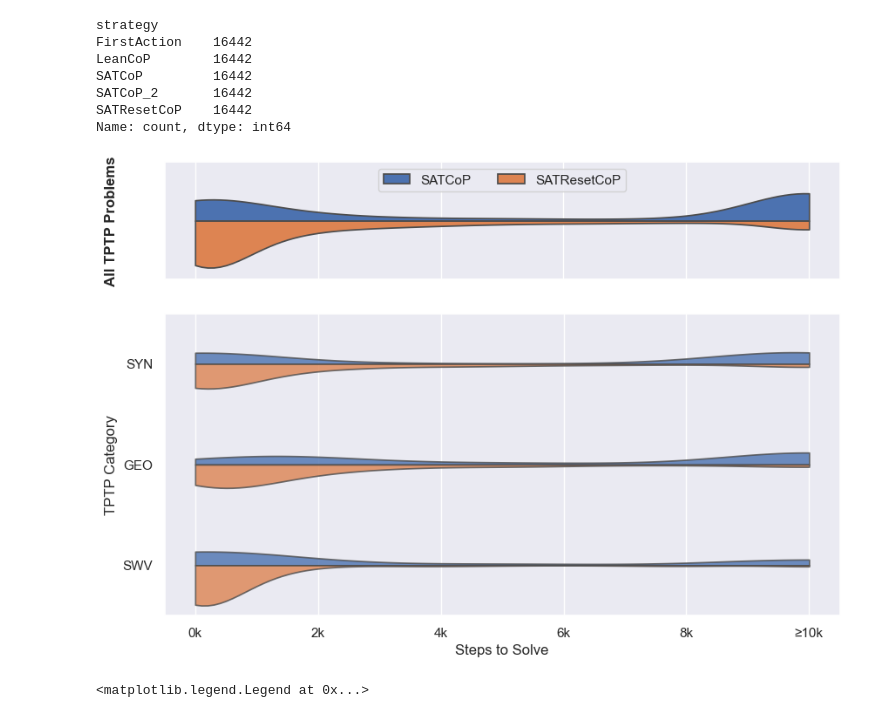
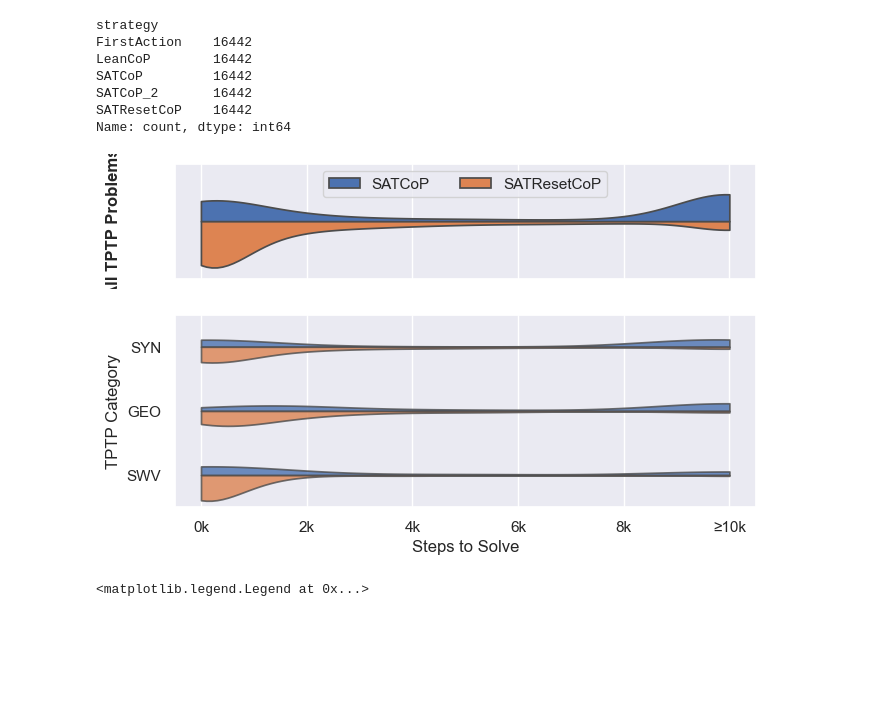
Before and after one commit to mfixman/connections, a Jupyter notebook: jupyter/Vampire.ipynb, the cells around one changed output. Cells and saved outputs as stored; diff of their text form; code cells hidden in the pictures; blank space fills up the shorter version.

```diff
--- a/jupyter/Vampire.ipynb
+++ b/jupyter/Vampire.ipynb
@@ -485,49 +485,49 @@ Name: count, dtype: int64
 # %%
 from matplotlib.ticker import FuncFormatter
 
-pyplot.rcParams["figure.figsize"] = (10, 1.75)
+pyplot.rcParams["figure.figsize"] = (7.5, 1.5)
 lim = 10000
 
 down = data[data.strategy.isin(['SATCoP', 'SATResetCoP'])].groupby('problem').filter(lambda x: x.solved.any()).copy()
 down.loc[~down.solved | (down.steps > lim), 'steps'] = lim
 down.loc[:, 'dummy'] = 'SWV'
 
 seaborn.violinplot(
     down,
     y = 'dummy',
     x = 'steps',
     hue = down.strategy,
     fill = True,
     inner = None,
     split = True,
     cut = 0,
     saturation = 1,
     density_norm = 'area',
     common_norm = True,
     legend = True,
 )
 
 pyplot.ylabel('All TPTP Problems')
 pyplot.xlabel('Steps to Solve')
 
 pyplot.gca().xaxis.set_major_formatter(FuncFormatter(lambda x, _: (f'≥' if x == lim else '') +  f'{int(x // 1000)}k'))
 pyplot.gca().set_xticklabels([])
 pyplot.gca().set_xlabel('')
 pyplot.gca().get_yticklabels()[0].set_color('white')
 pyplot.gca().yaxis.label.set_fontweight('bold')
 
 pyplot.legend(title = '', ncols = 2, loc = 9)
 
-pyplot.savefig('Paris_slides/figures/violinplot_all_problems.png', bbox_inches = 'tight', dpi = 300)
+pyplot.savefig('Paris_slides/figures/violinplot_all_problems.png', dpi = 300)
 # %% [output]
-[figure, old version]
+[figure, new version]
 # %%
 from matplotlib.ticker import FuncFormatter
 
 lim = 10000
 cats = ['SYN', 'GEO', 'SWV']
 
-pyplot.rcParams["figure.figsize"] = (10, 6 / 4 * 3)
+pyplot.rcParams["figure.figsize"] = (7.5, 2.5)
 down = data[data.strategy.isin(['SATCoP', 'SATResetCoP'])].groupby('problem').filter(lambda x: x.solved.any()).copy()
 down.loc[:, 'category'] = down.problem.str[:3]
 down.loc[~down.solved | (down.steps > lim), 'steps'] = lim
@@ -562,9 +562,9 @@ pyplot.gca().xaxis.set_major_formatter(FuncFormatter(lambda x, _: (f'≥' if x =
 # pyplot.suptitle(f'Steps needed to solve {len(down)} problems', fontsize = 20)
 # pyplot.title(f'(Violins normalised to the same area)')
 
-pyplot.savefig('Paris_slides/figures/violinplot.png', bbox_inches = 'tight', dpi = 300)
+pyplot.savefig('Paris_slides/figures/violinplot.png', dpi = 300)
 # %% [output]
-[figure, old version]
+[figure, new version]
 # %%
 a = ax.get_yticklabels()[0]
 # %%
```
Also changed, not shown: 3 other files.
